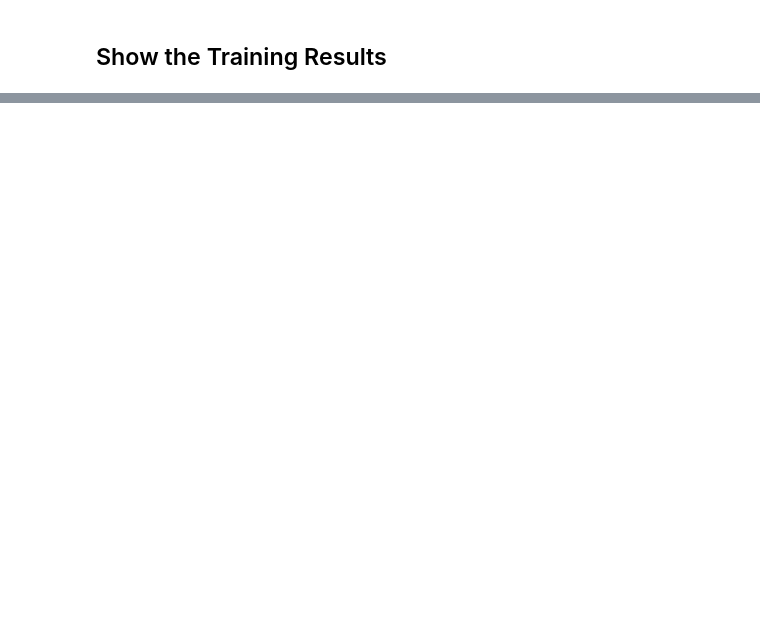
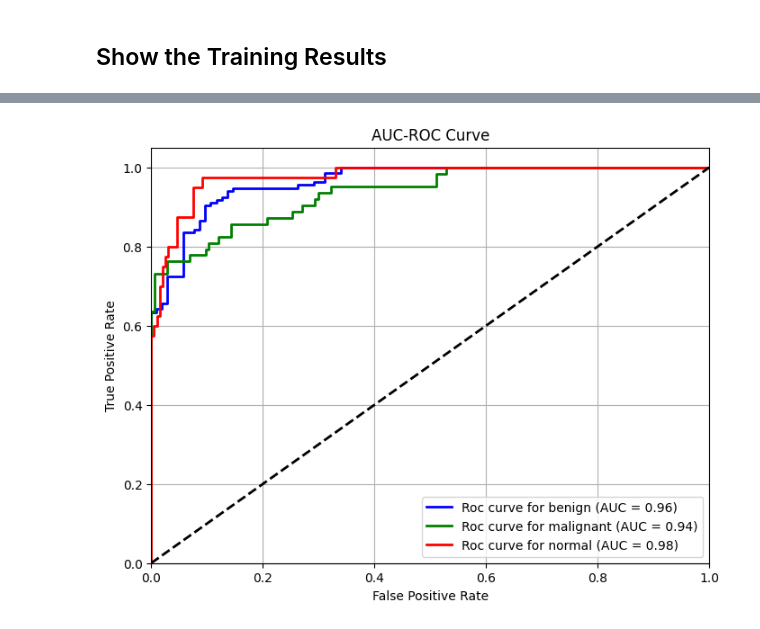
Before and after one commit to Lexie-D/Breast-Cancer-Classification, a Jupyter notebook: Breast_Cancer_classification.ipynb, the cells around one changed output, grey strips where cells are left out. Saved outputs shown, nothing was run; the diff lists cells and outputs as text; code cells hidden in the pictures; blank space fills up the shorter version.

```diff
--- a/Breast_Cancer_classification.ipynb
+++ b/Breast_Cancer_classification.ipynb
@@ -516,0 +553,6 @@ evaluation_results
+# %%
+y_true = test_gen.classes
+y_pred = np.argmax(model.predict(test_gen), axis=1)
+target_names = list(test_gen.class_indices.keys())
+
+print(classification_report(y_true, y_pred, target_names=target_names))
@@ -516,0 +572,7 @@ evaluation_results
+# %%
+# one-hot encoding labels
+y_true_bin = label_binarize(y_true, classes=[0,1,2])
+y_pred_prob = model.predict(test_gen)
+
+roc_auc = roc_auc_score(y_true_bin, y_pred_prob, average='macro', multi_class='ovr')
+print("Macro-Averaged AUC-ROC:", roc_auc)
@@ -516,0 +582,32 @@ evaluation_results
+# %%
+# plot AUC-ROC
+fpr = {}
+tpr = {}
+roc_auc = {}
+
+# Labels from test_gen
+class_names = list(test_gen.class_indices.keys())
+n_classes = len(class_names)
+
+for i in range(n_classes):
+    fpr[i], tpr[i], _ = roc_curve(y_true_bin[:, i], y_pred_prob[:, i])
+    roc_auc[i] = auc(fpr[i], tpr[i])
+
+# Plot
+plt.figure(figsize=(8, 6))
+colors = ['blue', 'green', 'red']
+
+for i in range(n_classes):
+    plt.plot(fpr[i], tpr[i], color=colors[i], lw=2, label=f'Roc curve for {class_names[i]} (AUC = {roc_auc[i]:.2f})')
+
+plt.plot([0,1], [0,1], 'k--', lw = 2)
+plt.xlim([0.0, 1.0])
+plt.ylim([0.0, 1.05])
+plt.xlabel('False Positive Rate')
+plt.ylabel('True Positive Rate')
+plt.title('AUC-ROC Curve')
+plt.legend(loc="lower right")
+plt.grid(True)
+plt.show()
+# %% [output]
+[figure, added]
```
Also changed, not shown: parts of 24 cells of this notebook.
